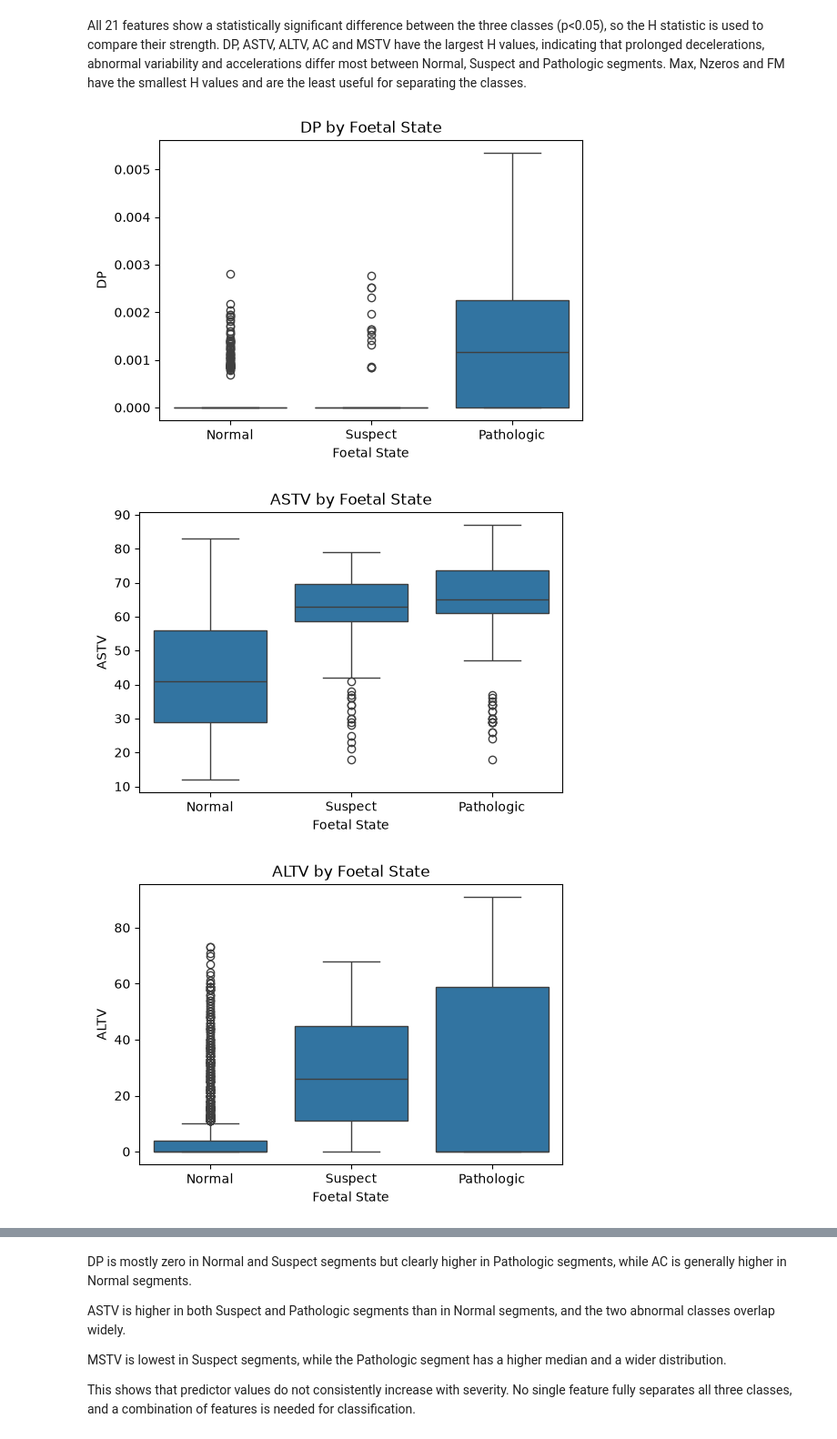
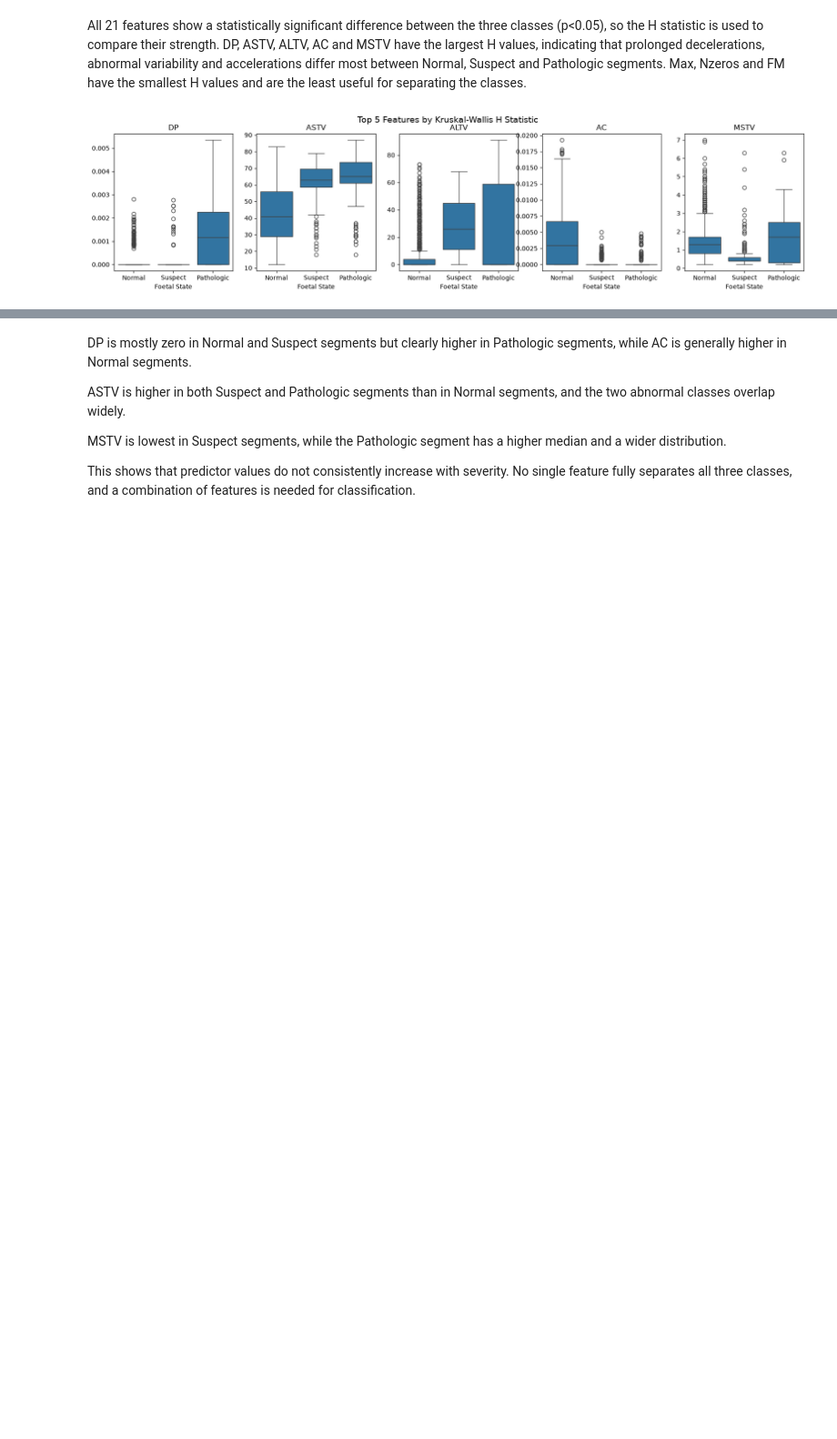
Before and after one commit to JingliangCCT/Machine-Learning-CA1, a Jupyter notebook: Jingliang_ML_HDipData_CA1.ipynb, the cells around one changed output, grey strips where cells are left out. Shown at 91% size. Saved outputs shown, nothing was run; the diff lists cells and outputs as text; code cells hidden in the pictures; blank space fills up the shorter version.

```diff
--- a/Jingliang_ML_HDipData_CA1.ipynb
+++ b/Jingliang_ML_HDipData_CA1.ipynb
@@ -464,16 +464,19 @@ All 21 features show a statistically significant difference between the three cl
 # %%
 # Boxplots of selected features by foetal state
 
 selected = kw_results['Feature'].head(5)
 
-for feature in selected:
-    plt.figure(figsize=(6, 4))
-    sns.boxplot(data=df_clean, x='NSP', y=feature)
-    plt.title(f'{feature} by Foetal State')
-    plt.xlabel('Foetal State')
-    plt.xticks([0, 1, 2], ['Normal', 'Suspect', 'Pathologic'])
-    plt.show()
+fig, axes = plt.subplots(1, 5, figsize=(20, 4))
+
+for ax, feature in zip(axes, selected):
+    sns.boxplot(data=df_clean, x='NSP', y=feature, ax=ax)
+    ax.set_title(feature)
+    ax.set_xlabel('Foetal State')
+    ax.set_xticks([0, 1, 2], ['Normal', 'Suspect', 'Pathologic'])
+    ax.set_ylabel('')
+
+fig.suptitle('Top 5 Features by Kruskal-Wallis H Statistic', fontsize=14)
+plt.tight_layout
+plt.show()
 # %% [output]
-[figure, old version]
+[figure, new version]
-[figure, removed]
-[figure, removed]
```
Also changed, not shown: parts of 2 cells of this notebook.
